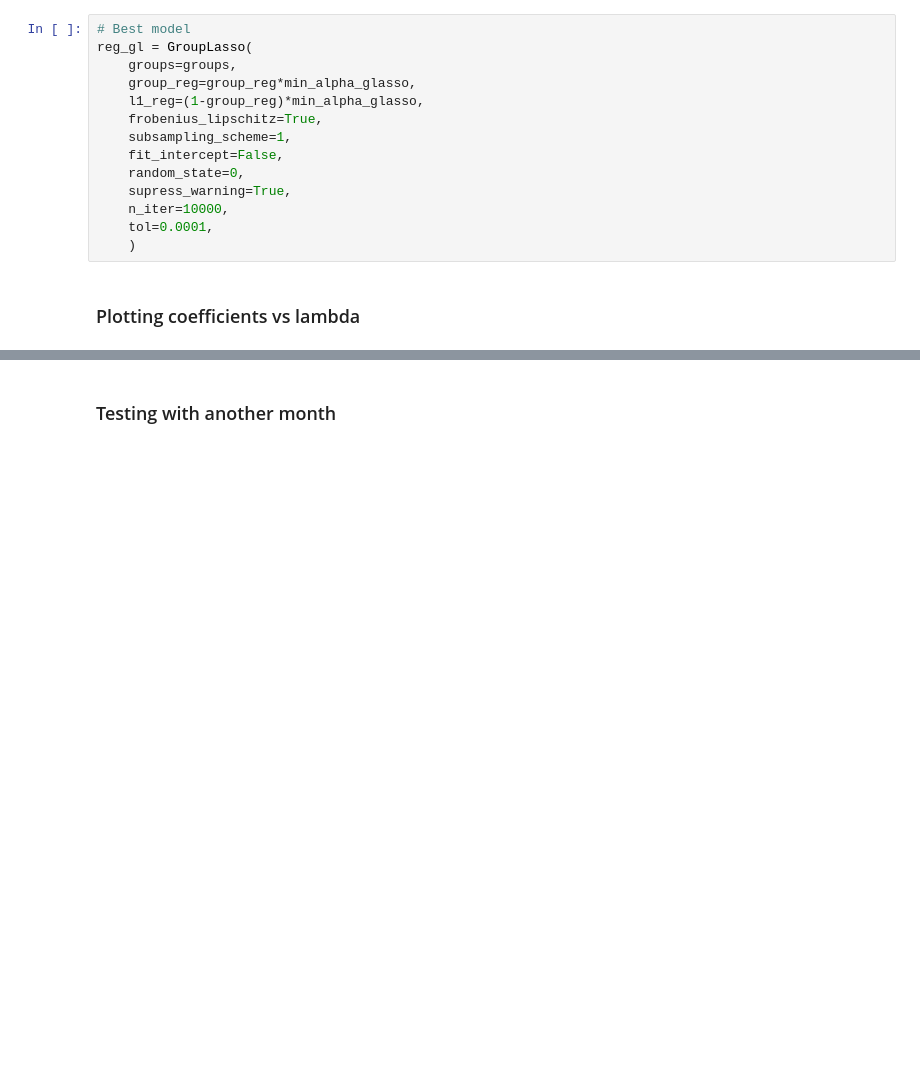
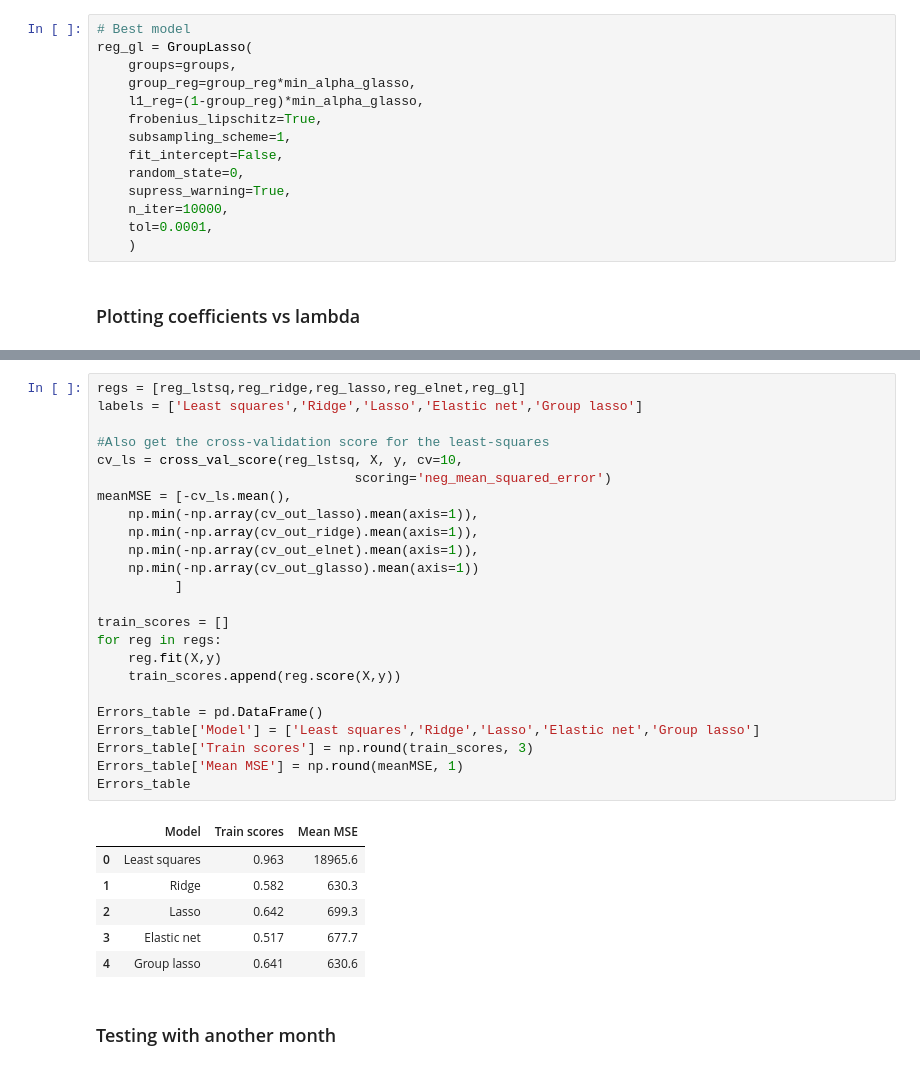
Before and after one commit to yr-kim90/MA8701, a Jupyter notebook: Energy_house.ipynb, the cells around one changed output, grey strips where cells are left out. Cells and saved outputs as stored; diff of their text form; blank space fills up the shorter version.

```diff
--- a/Energy_house.ipynb
+++ b/Energy_house.ipynb
@@ -202,3 +256,34 @@ df_results
+# %%
+regs = [reg_lstsq,reg_ridge,reg_lasso,reg_elnet,reg_gl]
+labels = ['Least squares','Ridge','Lasso','Elastic net','Group lasso']
+
+#Also get the cross-validation score for the least-squares
+cv_ls = cross_val_score(reg_lstsq, X, y, cv=10,
+                                 scoring='neg_mean_squared_error')
+meanMSE = [-cv_ls.mean(),
+    np.min(-np.array(cv_out_lasso).mean(axis=1)),
+    np.min(-np.array(cv_out_ridge).mean(axis=1)),
+    np.min(-np.array(cv_out_elnet).mean(axis=1)),
+    np.min(-np.array(cv_out_glasso).mean(axis=1))
+          ]
+
+train_scores = []
+for reg in regs:
+    reg.fit(X,y)
+    train_scores.append(reg.score(X,y))
+
+Errors_table = pd.DataFrame()
+Errors_table['Model'] = ['Least squares','Ridge','Lasso','Elastic net','Group lasso']
+Errors_table['Train scores'] = np.round(train_scores, 3)
+Errors_table['Mean MSE'] = np.round(meanMSE, 1)
+Errors_table
+# %% [output]
+|  | Model | Train scores | Mean MSE |
+| 0 | Least squares | 0.963 | 18965.6 |
+| 1 | Ridge | 0.582 | 630.3 |
+| 2 | Lasso | 0.642 | 699.3 |
+| 3 | Elastic net | 0.517 | 677.7 |
+| 4 | Group lasso | 0.641 | 630.6 |
 # %% [markdown]
 ### Testing with another month
 # %%
```
Also changed, not shown: parts of 21 cells of this notebook, 1 other file.
